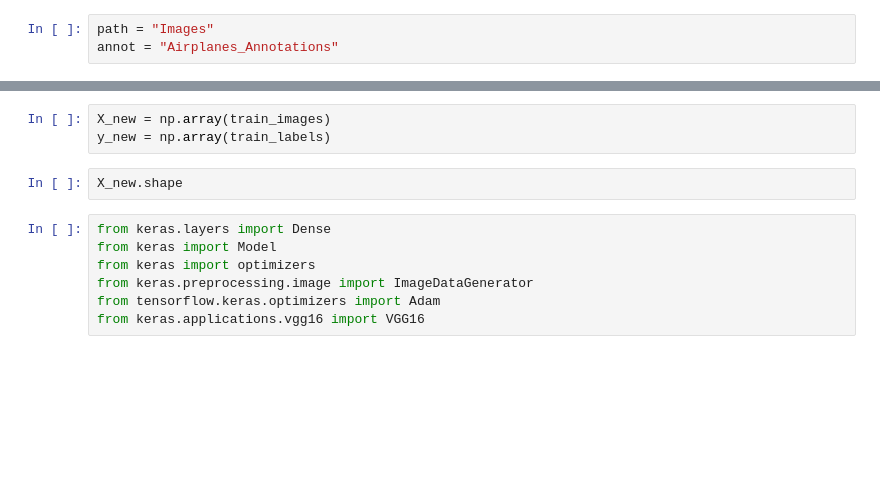
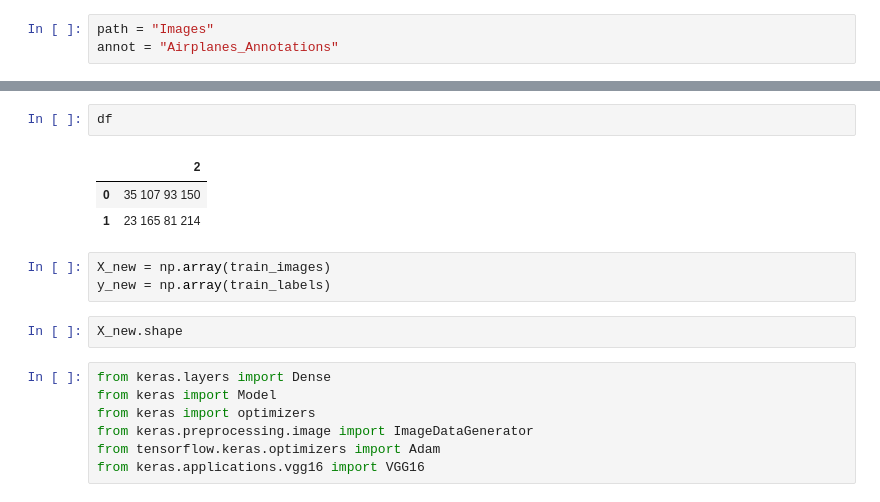
Before and after one commit to Dhruvk1999/drone-defense-wall, a Jupyter notebook: notebooks/RCNN.ipynb, the cells around one changed output, grey strips where cells are left out. Saved outputs shown, nothing was run; the diff lists cells and outputs as text; blank space fills up the shorter version.

```diff
--- a/notebooks/RCNN.ipynb
+++ b/notebooks/RCNN.ipynb
@@ -187,3 +140,9 @@ error in airplane_479.jpg
+# %%
+df
+# %% [output]
+|  | 2 |
+| 0 | 35 107 93 150 |
+| 1 | 23 165 81 214 |
 # %%
 X_new = np.array(train_images)
 y_new = np.array(train_labels)
```
Also changed, not shown: parts of 6 cells of this notebook, 3 other files.
